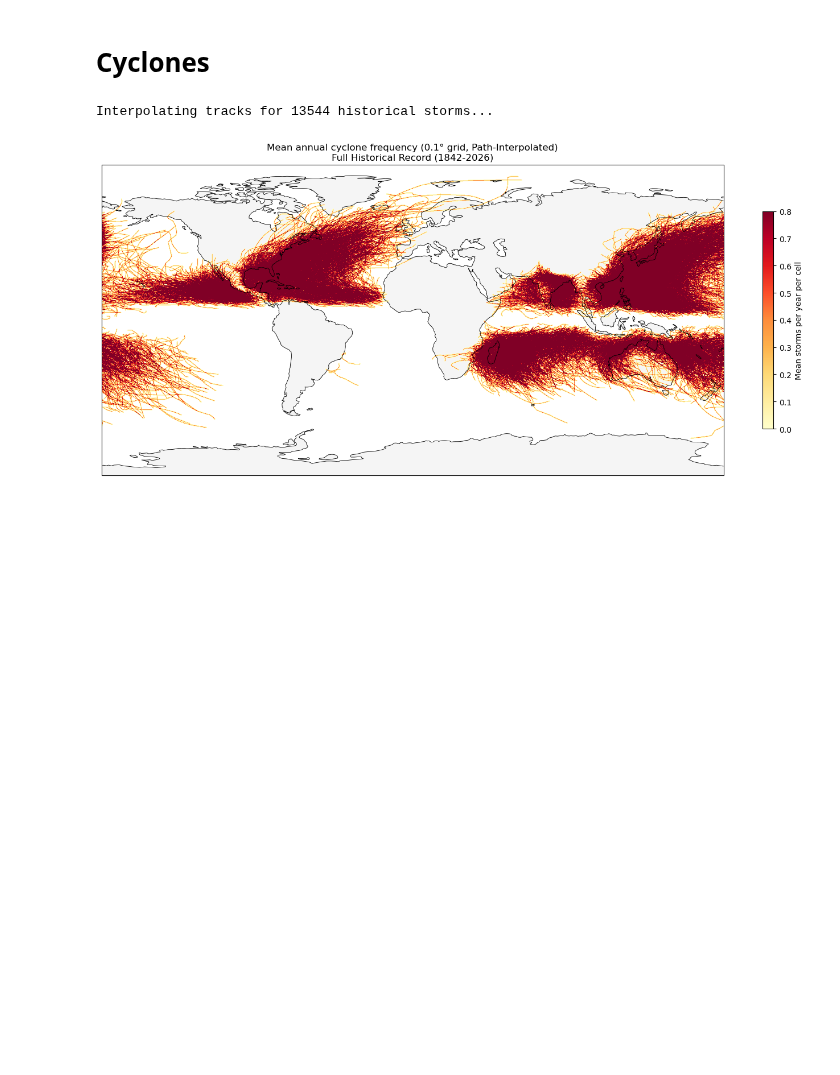
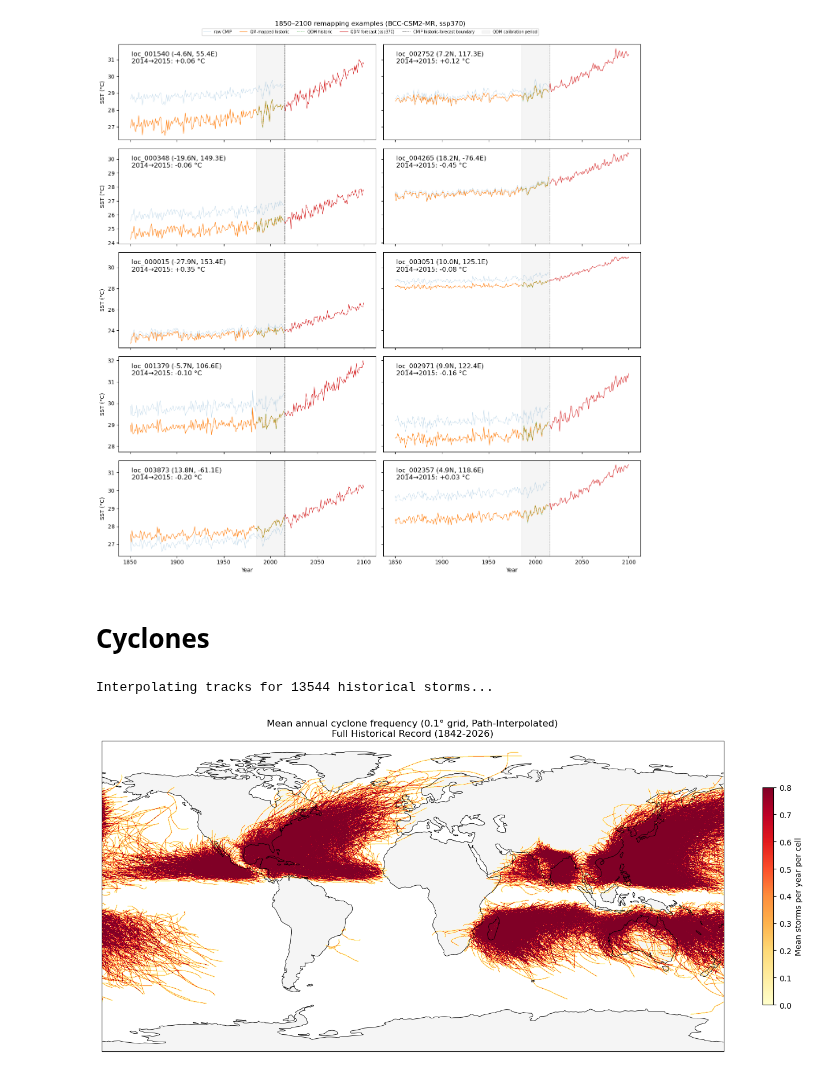
Before and after one commit to orlando-code/coral-cover-economics, a Jupyter notebook: notebooks/env_data.ipynb, the cells around one changed output. Drawn from its saved outputs; the diff is of its cells as text; code cells hidden in the pictures; blank space fills up the shorter version.

```diff
--- a/notebooks/env_data.ipynb
+++ b/notebooks/env_data.ipynb
@@ -1,3 +243,99 @@
+# %%
+# 1850–2100 remapping examples: raw CMIP, QDM reference, and stitched output at N points
+import numpy as np
+
+N = 10
+
+
+def _annual_mean(df, *, time_col="time", value_col="sst_c"):
+    out = df.copy()
+    out[time_col] = pd.to_datetime(out[time_col])
+    return (
+        out.assign(year=out[time_col].dt.year)
+        .groupby("year", as_index=False)[value_col]
+        .mean()
+    )
+
+
+MODEL = "BCC-CSM2-MR"
+SCENARIO = "ssp370"
+
+examples = locations.sample(N, random_state=0).reset_index(drop=True)
+ncols = 2
+nrows = int(np.ceil(N / ncols))
+fig, axes = plt.subplots(
+    nrows, ncols, figsize=(14, 2.8 * nrows), sharex=True, sharey="row"
+)
+axes = np.atleast_1d(axes).ravel()
+
+for ax, (idx, loc) in zip(axes, examples.iterrows()):
+    loc_id = loc.loc_id
+    lat, lon = loc.latitude, loc.longitude
+
+    raw = cmip_sst.load_raw_historic_timeseries(MODEL, loc_id)
+    qdm_hist = cmip_sst.extract_qdm_historic_at_point(lat, lon, MODEL)
+    continuous = cmip_sst.load_mapped_timeseries(MODEL, loc_id, SCENARIO)
+
+    raw_a = _annual_mean(raw)
+    qdm_hist_a = _annual_mean(
+        pd.DataFrame({"time": qdm_hist.index, "sst_c": qdm_hist.values})
+    )
+    qm_hist_a = _annual_mean(
+        continuous.loc[continuous.source == "historic_qmapped"], value_col="sst_c"
+    )
+    fc_a = _annual_mean(
+        continuous.loc[continuous.source == "forecast_qdm"], value_col="sst_c"
+    )
+
+    ax.plot(raw_a.year, raw_a.sst_c, lw=0.5, alpha=0.35, color="C0", label="raw CMIP")
+    ax.plot(
+        qm_hist_a.year, qm_hist_a.sst_c, lw=0.8, color="C1", label="QM-mapped historic"
+    )
+    ax.plot(
+        qdm_hist_a.year,
+        qdm_hist_a.sst_c,
+        lw=0.7,
+        alpha=0.65,
+        color="C2",
+        ls="--",
+        label="QDM historic",
+    )
+    ax.plot(
+        fc_a.year, fc_a.sst_c, lw=0.8, color="C3", label=f"QDM forecast ({SCENARIO})"
+    )
+    ax.axvline(
+        2015, color="k", ls="--", lw=0.5, label="CMIP historic-forecast boundary"
+    )
+    ax.axvspan(1985, 2014, color="gray", alpha=0.08, label="QDM calibration period")
+    jump = cmip_sst.boundary_jump(continuous, continuous, value_col="sst_c")
+
+    ax.annotate(
+        f"{loc_id} ({lat:.1f}N, {lon:.1f}E)\n2014→2015: {jump:+.2f} °C",
+        xy=(0.05, 0.8),
+        xycoords="axes fraction",
+        fontsize=12,
+    )
+    if idx % ncols == 0:
+        ax.set_ylabel("SST (°C)")
+
+for ax in axes[len(examples) :]:
+    ax.set_visible(False)
+
+# Plot legend for the whole figure below the suptitle
+# Get handles and labels from the first axes (assume all share the same curves)
+handles, labels = axes[0].get_legend_handles_labels()
+fig.legend(
+    handles, labels, loc="upper center", bbox_to_anchor=(0.5, 1.0), fontsize=7, ncol=6
+)
+for ax in axes[(nrows - 1) * ncols :]:
+    if ax.get_visible():
+        ax.set_xlabel("Year")
+
+fig.suptitle(f"1850–2100 remapping examples ({MODEL}, {SCENARIO})", y=1.01)
+fig.tight_layout()
+plt.show()
+# %% [output]
+[figure, added]
 # %% [markdown]
 # Cyclones
 # %%
```
Also changed, not shown: parts of 11 cells of this notebook.
